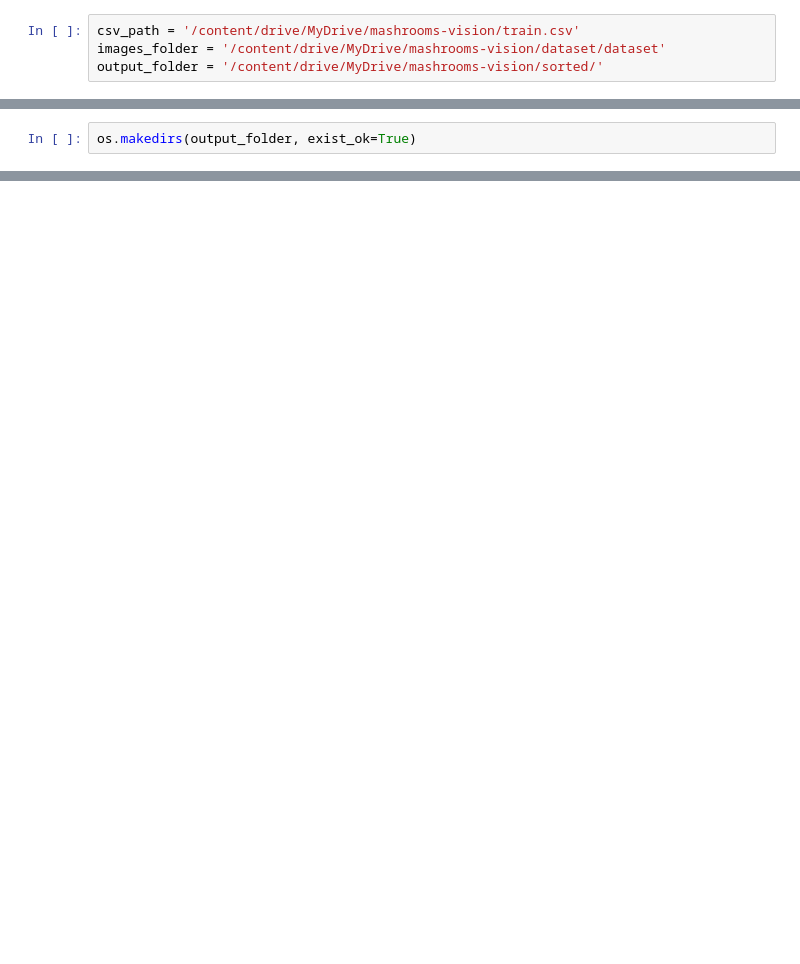
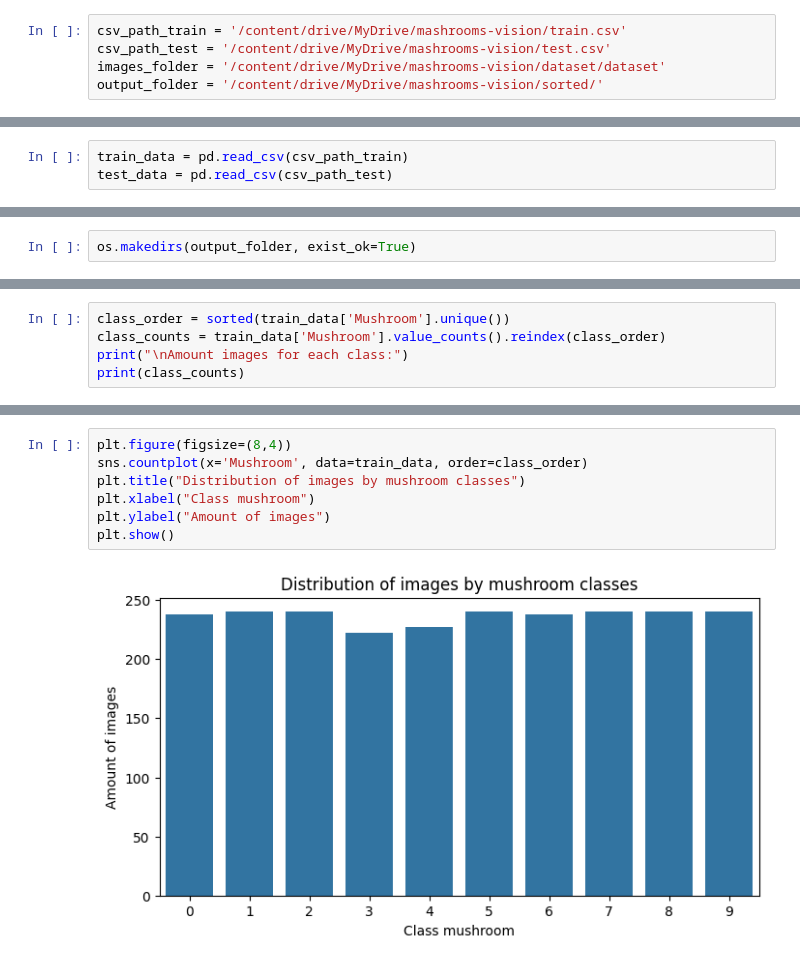
Before and after one commit to khrystynaPeniak/deep-learning-project-multiclass-classification, a Jupyter notebook: mashroom-vision.ipynb, the cells around one changed output, grey strips where cells are left out. Saved outputs shown, nothing was run; the diff lists cells and outputs as text; blank space fills up the shorter version.

```diff
--- a/mashroom-vision.ipynb
+++ b/mashroom-vision.ipynb
@@ -19,4 +23,5 @@ Drive already mounted at /content/drive; to attempt to forcibly remount, call dr
 # %%
-csv_path = '/content/drive/MyDrive/mashrooms-vision/train.csv'
+csv_path_train = '/content/drive/MyDrive/mashrooms-vision/train.csv'
+csv_path_test = '/content/drive/MyDrive/mashrooms-vision/test.csv'
 images_folder = '/content/drive/MyDrive/mashrooms-vision/dataset/dataset'
 output_folder = '/content/drive/MyDrive/mashrooms-vision/sorted/'
@@ -24,0 +28,3 @@ df = pd.read_csv(csv_path)
+# %%
+train_data = pd.read_csv(csv_path_train)
+test_data = pd.read_csv(csv_path_test)
@@ -77,0 +92,5 @@ plt.show()
+# %%
+class_order = sorted(train_data['Mushroom'].unique())
+class_counts = train_data['Mushroom'].value_counts().reindex(class_order)
+print("\nAmount images for each class:")
+print(class_counts)
@@ -77,0 +111,9 @@ plt.show()
+# %%
+plt.figure(figsize=(8,4))
+sns.countplot(x='Mushroom', data=train_data, order=class_order)
+plt.title("Distribution of images by mushroom classes")
+plt.xlabel("Class mushroom")
+plt.ylabel("Amount of images")
+plt.show()
+# %% [output]
+[figure, added]
```
Also changed, not shown: parts of 13 cells of this notebook.
